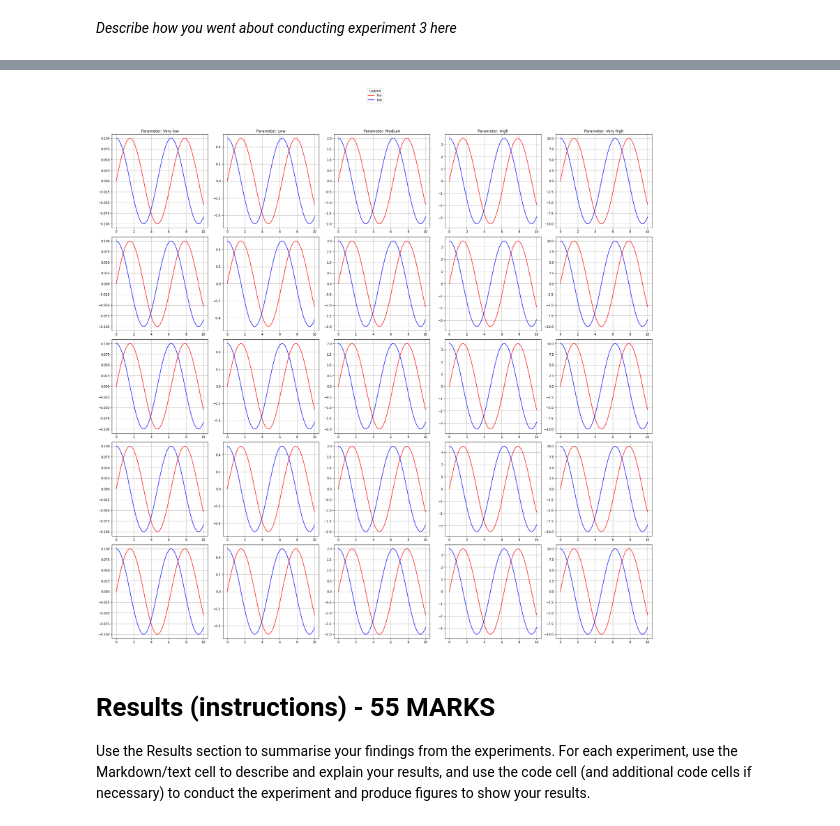
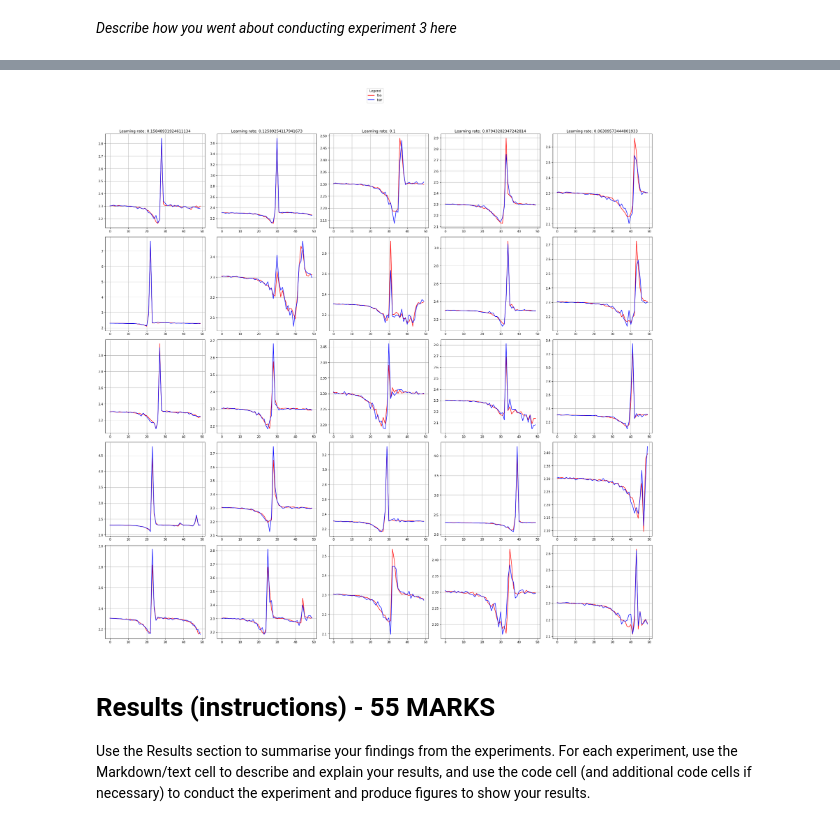
Before and after one commit to Guy29/CIFAR-10-experiments, a Jupyter notebook: 267649.ipynb, the cells around one changed output, grey strips where cells are left out. Saved outputs shown, nothing was run; the diff lists cells and outputs as text; code cells hidden in the pictures.

Commit message:
Results for learning rate experiment

```diff
--- a/267649.ipynb
+++ b/267649.ipynb
@@ -251,0 +248,14 @@ Epoch #1 done
+# %%
+results = {}
+for learning_rate in [0.1**0.8, 0.1**0.9, 0.1**1.0, 0.1**1.1, 0.1**1.2]:
+    print(f'Learning rate = {learning_rate}')
+    for i in range(1, 6):
+        print(f'Trial #{i}')
+        model     = NeuralNetwork().to(device)
+        loss_fn   = nn.CrossEntropyLoss()
+        optimizer = torch.optim.SGD(model.parameters(), lr=learning_rate, momentum=0.9)
+        metrics   = train_and_test(model, train_set, test_set, 50, loss_fn, optimizer, 120, device)
+        results[learning_rate] = results.get(learning_rate,[]) + [metrics]
+
+with open('lr_results.pickle','wb+') as f:
+    pickle.dump(results, f)
@@ -252,39 +280,29 @@ Epoch #1 done
 # %%
-# Generating data
-x = np.linspace(0, 10, 100)
-y1 = np.sin(x)
-y2 = np.cos(x)
-
-# Creating a 2x3 grid of subplots with shared column labels and adjusted titles
+# Creating a 5x5 grid of subplots
 fig, axes = plt.subplots(nrows=5, ncols=5, figsize=(25, 25))
 
-# Parameters shared by each column
-parameters = ['Very low', 'Low', 'Medium', 'High', 'Very high']
-multipliers = [0.1, 0.5, 2, 3.5, 10]
-
-# Plotting data in each subplot with a shared parameter for each column
-for col in range(5):
-    for row in range(5):
+# Plotting data in each subplot
+for col, lr in enumerate(results):
+    for row, data in enumerate(results[lr][:5]):
         ax = axes[row, col]
-        amp = multipliers[col]
-        ax.plot(x, amp * y1, 'r-', label='foo (version {})'.format(row+1))
-        ax.plot(x, amp * y2, 'b-', label='bar (version {})'.format(row+1))
+        ax.plot(range(len(data[0])), data[0], 'r-', label='foo (version {})'.format(row+1))
+        ax.plot(range(len(data[1])), data[1], 'b-', label='bar (version {})'.format(row+1))
         # Set titles only for the first row
         if row == 0:
-            ax.set_title(f'Parameter: {parameters[col]}')
+            ax.set_title(f'Learning rate: {lr}')
         ax.grid(True)
 
 # Removing x-axis labels and tick marks for the top row for clarity
 for ax in axes[0]:
     ax.set_xlabel('')
 
 # Creating a horizontally centered unified legend for the whole figure
 fig.legend(['foo', 'bar'], loc='upper center', title='Legend', bbox_to_anchor=(0.5, 1))
 
 plt.tight_layout(rect=[0, 0, 1, 0.93])  # Adjust layout to not overlap with legend
 plt.show()
 # %% [output]
-[figure, old version]
+[figure, new version]
 # %% [markdown]
 # Results (instructions) - 55 MARKS <ignore>
 Use the Results section to summarise your findings from the experiments. For each experiment, use the Markdown/text cell to describe and explain your results, and use the code cell (and additional code cells if necessary) to conduct the experiment and produce figures to show your results.
```
Also changed, not shown: parts of 3 cells of this notebook, 1 other file.
